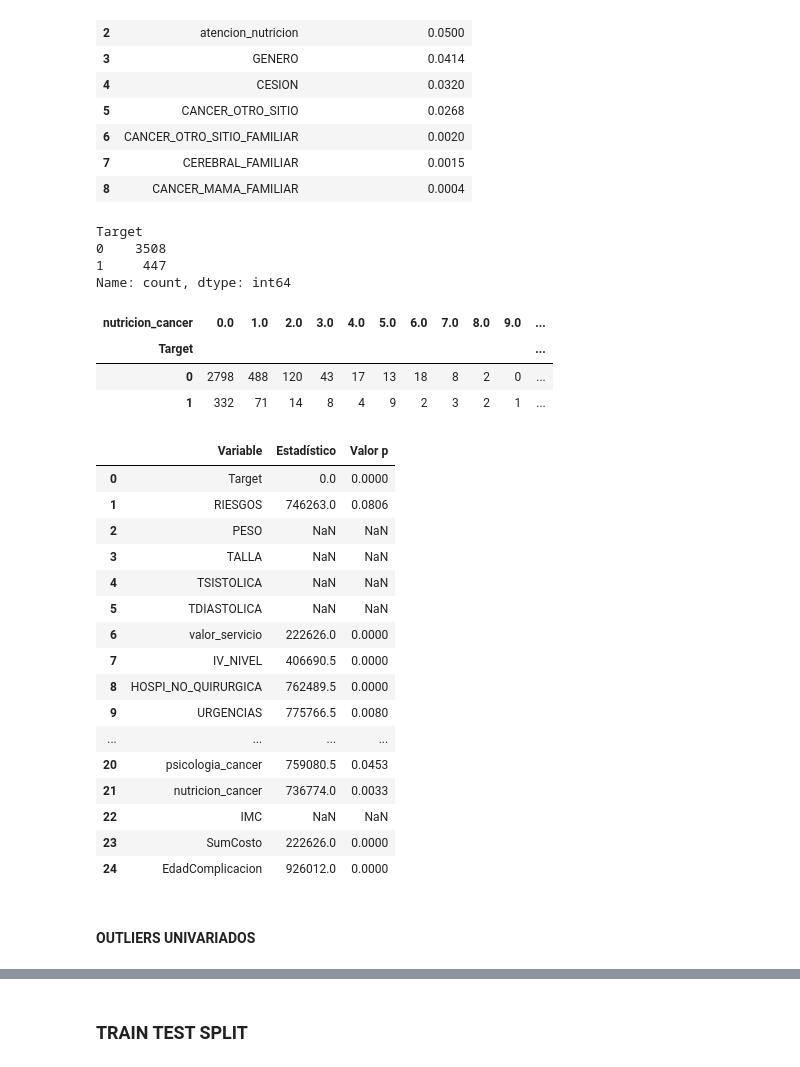
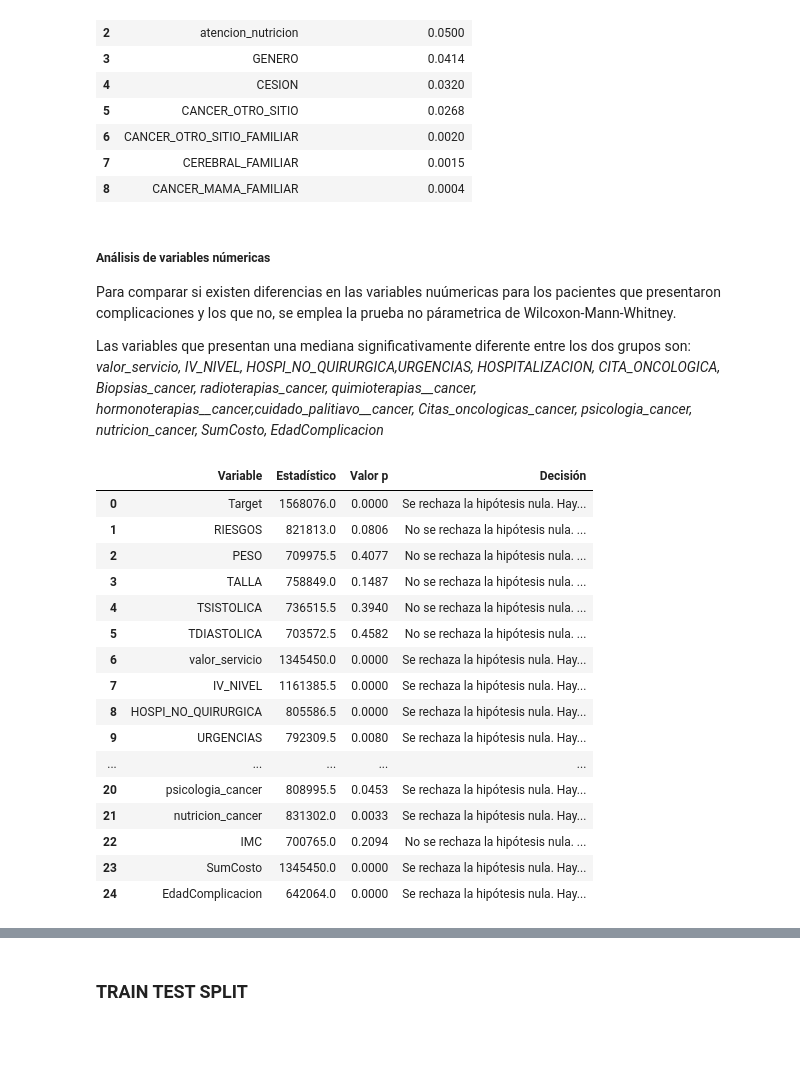
Before and after one commit to HanisDad95/FundAnalitica2_2024_1, a Jupyter notebook: Parte_1_Descriptivas.ipynb, the cells around one changed output, grey strips where cells are left out. Drawn from its saved outputs; the diff is of its cells as text; code cells hidden in the pictures; blank space fills up the shorter version.

```diff
--- a/Parte_1_Descriptivas.ipynb
+++ b/Parte_1_Descriptivas.ipynb
@@ -212,65 +209,53 @@ data_num = pd.concat([target_idx, var_num], axis=1)
+# %% [markdown]
+##### Análisis de variables númericas
+Para comparar si existen diferencias en las variables nuúmericas para los pacientes que presentaron complicaciones y los que no, se emplea la prueba no párametrica de Wilcoxon-Mann-Whitney.
+
+Las variables que presentan una mediana significativamente diferente entre los dos grupos son: *valor_servicio, IV_NIVEL, HOSPI_NO_QUIRURGICA,URGENCIAS, HOSPITALIZACION, CITA_ONCOLOGICA, Biopsias_cancer, radioterapias_cancer, quimioterapias__cancer, hormonoterapias__cancer,cuidado_palitiavo__cancer, Citas_oncologicas_cancer, psicologia_cancer, nutricion_cancer, SumCosto, EdadComplicacion*
 # %%
+df_num = pd.concat([target_idx,var_num], axis=1)
 cols_eliminar = ['mes_6', 'mes_5', 'mes_4', 'mes_3', 'mes_2', 'mes_1']
-data_num2 = data_num.drop(cols_eliminar, axis=1)
+df_num =df_num.drop(cols_eliminar,axis=1)
 # %%
-import pandas as pd
-from scipy.stats import mannwhitneyu
-
 def calcular_prueba_medianas(df: pd.DataFrame, cols: list, target_col: str) -> pd.DataFrame:
     resultados = []
+
     for col in cols:
+        # Eliminar filas con valores nulos en la columna actual y la columna objetivo
+        df_sin_nulos = df.dropna(subset=[col, target_col])
+
         # Dividir los datos en dos grupos basados en los valores de la variable objetivo
-        grupo_1 = df[df[target_col] == 0][col]
-        grupo_2 = df[df[target_col] == 1][col]
+        grupo_1 = df_sin_nulos[df_sin_nulos[target_col] == 1][col]
+        grupo_2 = df_sin_nulos[df_sin_nulos[target_col] == 0][col]
 
         # Realizar la prueba de Mann-Whitney U entre los dos grupos
+
         statistic, p_value = mannwhitneyu(grupo_1, grupo_2)
 
         # Almacenar los resultados
-        resultados.append({'Variable': col, 'Estadístico': statistic, 'Valor p': p_value})
+        decision = "Se rechaza la hipótesis nula. Hay diferencia entre los que presentaron complicación y los que no." if p_value < 0.05 else "No se rechaza la hipótesis nula. No hay suficiente evidencia para afirmar una diferencia significativa."
+        resultados.append({'Variable': col, 'Estadístico': statistic, 'Valor p': p_value, 'Decisión': decision})
 
     # Convertir la lista de resultados en un DataFrame
     df_resultado = pd.DataFrame(resultados)
 
     return df_resultado.round(4)
-
-# Ejemplo de uso
-# Suponiendo que tienes un DataFrame llamado 'data' y quieres calcular la prueba de medianas para las columnas ['col1', 'col2'] con respecto a la variable objetivo 'target'
-# resultado = calcular_prueba_medianas(data, ['col1', 'col2'], 'target')
-# %%
-data_num2['Target'].value_counts(normalize=False).sort_index()
-# %% [output]
-Target
-0    3508
-1     447
-Name: count, dtype: int64
-# %%
-tabla_cruzada = pd.crosstab(data_num2['Target'], data_num2['nutricion_cancer'])
-tabla_cruzada
-# %% [output]
-| nutricion_cancer | 0.0 | 1.0 | 2.0 | 3.0 | 4.0 | 5.0 | 6.0 | 7.0 | 8.0 | 9.0 | ... |
-| Target |  |  |  |  |  |  |  |  |  |  | ... |
-| 0 | 2798 | 488 | 120 | 43 | 17 | 13 | 18 | 8 | 2 | 0 | ... |
-| 1 | 332 | 71 | 14 | 8 | 4 | 9 | 2 | 3 | 2 | 1 | ... |
 # %%
-calcular_prueba_medianas(data_num2, data_num2.columns, 'Target')
+calcular_prueba_medianas(df_num,df_num.columns,'Target')
 # %% [output]
-|  | Variable | Estadístico | Valor p |
-| 0 | Target | 0.0 | 0.0000 |
-| 1 | RIESGOS | 746263.0 | 0.0806 |
-| 2 | PESO | NaN | NaN |
-| 3 | TALLA | NaN | NaN |
-| 4 | TSISTOLICA | NaN | NaN |
-| 5 | TDIASTOLICA | NaN | NaN |
-| 6 | valor_servicio | 222626.0 | 0.0000 |
-| 7 | IV_NIVEL | 406690.5 | 0.0000 |
-| 8 | HOSPI_NO_QUIRURGICA | 762489.5 | 0.0000 |
-| 9 | URGENCIAS | 775766.5 | 0.0080 |
-| ... | ... | ... | ... |
-| 20 | psicologia_cancer | 759080.5 | 0.0453 |
-| 21 | nutricion_cancer | 736774.0 | 0.0033 |
-| 22 | IMC | NaN | NaN |
-| 23 | SumCosto | 222626.0 | 0.0000 |
-| 24 | EdadComplicacion | 926012.0 | 0.0000 |
+|  | Variable | Estadístico | Valor p | Decisión |
+| 0 | Target | 1568076.0 | 0.0000 | Se rechaza la hipótesis nula. Hay... |
+| 1 | RIESGOS | 821813.0 | 0.0806 | No se rechaza la hipótesis nula. ... |
+| 2 | PESO | 709975.5 | 0.4077 | No se rechaza la hipótesis nula. ... |
+| 3 | TALLA | 758849.0 | 0.1487 | No se rechaza la hipótesis nula. ... |
+| 4 | TSISTOLICA | 736515.5 | 0.3940 | No se rechaza la hipótesis nula. ... |
+| 5 | TDIASTOLICA | 703572.5 | 0.4582 | No se rechaza la hipótesis nula. ... |
+| 6 | valor_servicio | 1345450.0 | 0.0000 | Se rechaza la hipótesis nula. Hay... |
+| 7 | IV_NIVEL | 1161385.5 | 0.0000 | Se rechaza la hipótesis nula. Hay... |
+| 8 | HOSPI_NO_QUIRURGICA | 805586.5 | 0.0000 | Se rechaza la hipótesis nula. Hay... |
+| 9 | URGENCIAS | 792309.5 | 0.0080 | Se rechaza la hipótesis nula. Hay... |
+| ... | ... | ... | ... | ... |
+| 20 | psicologia_cancer | 808995.5 | 0.0453 | Se rechaza la hipótesis nula. Hay... |
+| 21 | nutricion_cancer | 831302.0 | 0.0033 | Se rechaza la hipótesis nula. Hay... |
+| 22 | IMC | 700765.0 | 0.2094 | No se rechaza la hipótesis nula. ... |
+| 23 | SumCosto | 1345450.0 | 0.0000 | Se rechaza la hipótesis nula. Hay... |
+| 24 | EdadComplicacion | 642064.0 | 0.0000 | Se rechaza la hipótesis nula. Hay... |
-# %% [markdown]
-#### OUTLIERS UNIVARIADOS
```
Also changed, not shown: parts of 17 cells of this notebook.
